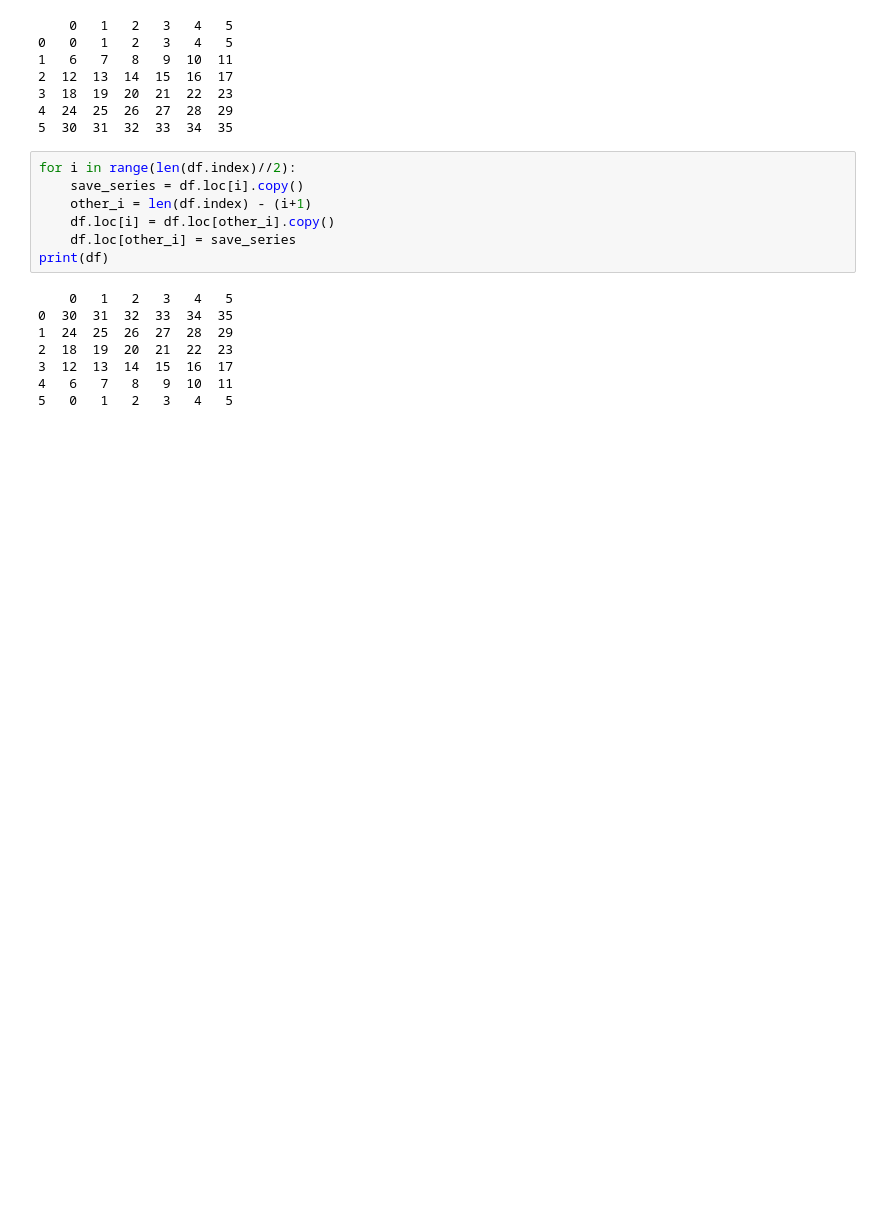
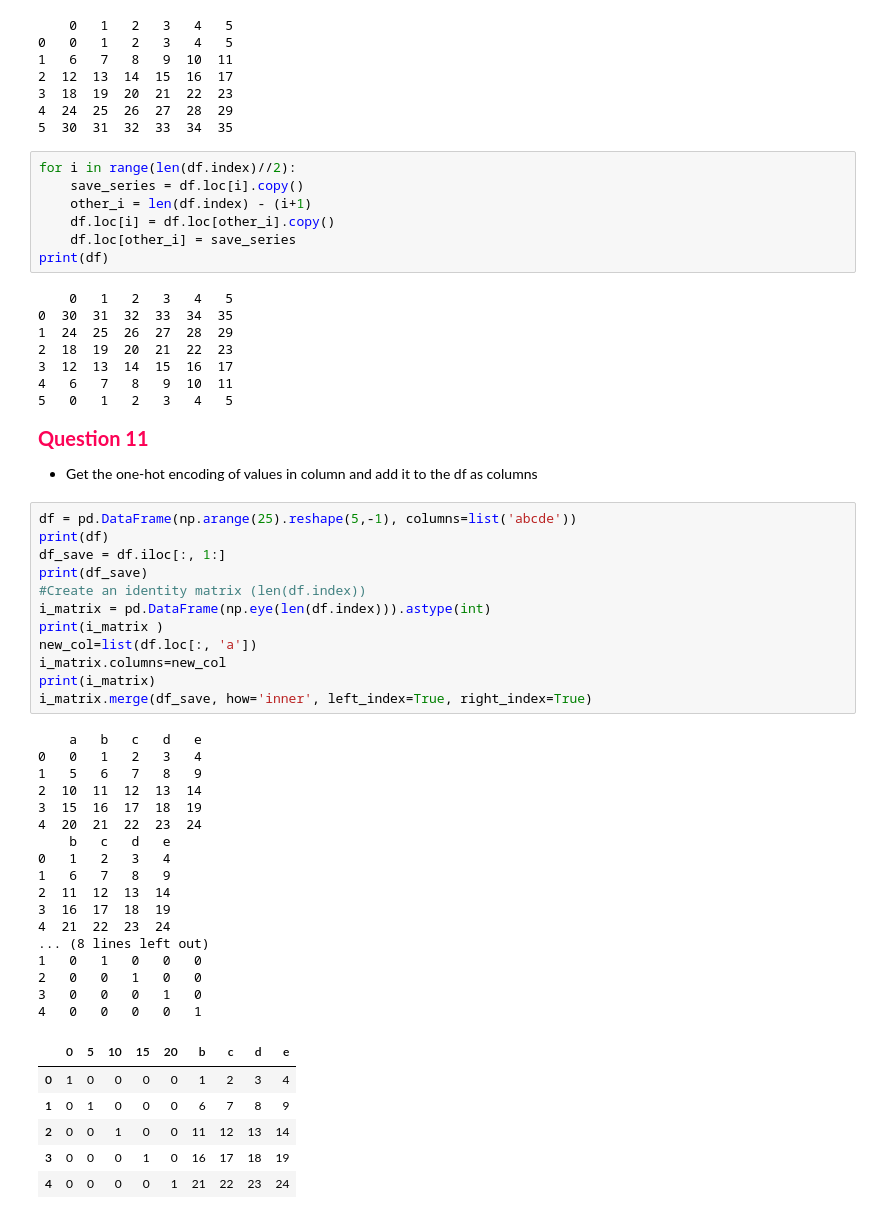
Before and after one commit to sjtalkar/StartHereTemplates, a Jupyter notebook: DataManipulationExercises.ipynb, the cells around one changed output. Cells and saved outputs as stored; diff of their text form; blank space fills up the shorter version.

```diff
--- a/DataManipulationExercises.ipynb
+++ b/DataManipulationExercises.ipynb
@@ -365,3 +363,42 @@ print(df)
 3  12  13  14  15  16  17
 4   6   7   8   9  10  11
 5   0   1   2   3   4   5
+# %% [markdown]
+<span style="color:#fc0356;font-size:20px ; font-weight:bold">Question 11<span>
+* Get the one-hot encoding of values in column and add it to the df as columns
+# %%
+df = pd.DataFrame(np.arange(25).reshape(5,-1), columns=list('abcde'))
+print(df)
+df_save = df.iloc[:, 1:]
+print(df_save)
+#Create an identity matrix (len(df.index))
+i_matrix = pd.DataFrame(np.eye(len(df.index))).astype(int)
+print(i_matrix )
+new_col=list(df.loc[:, 'a'])
+i_matrix.columns=new_col
+print(i_matrix)
+i_matrix.merge(df_save, how='inner', left_index=True, right_index=True)
+# %% [output]
+    a   b   c   d   e
+0   0   1   2   3   4
+1   5   6   7   8   9
+2  10  11  12  13  14
+3  15  16  17  18  19
+4  20  21  22  23  24
+    b   c   d   e
+0   1   2   3   4
+1   6   7   8   9
+2  11  12  13  14
+3  16  17  18  19
+4  21  22  23  24
+... (8 lines left out)
+1   0   1   0   0   0
+2   0   0   1   0   0
+3   0   0   0   1   0
+4   0   0   0   0   1
+|  | 0 | 5 | 10 | 15 | 20 | b | c | d | e |
+| 0 | 1 | 0 | 0 | 0 | 0 | 1 | 2 | 3 | 4 |
+| 1 | 0 | 1 | 0 | 0 | 0 | 6 | 7 | 8 | 9 |
+| 2 | 0 | 0 | 1 | 0 | 0 | 11 | 12 | 13 | 14 |
+| 3 | 0 | 0 | 0 | 1 | 0 | 16 | 17 | 18 | 19 |
+| 4 | 0 | 0 | 0 | 0 | 1 | 21 | 22 | 23 | 24 |
```
Also changed, not shown: parts of 41 cells of this notebook, 3 other files.
